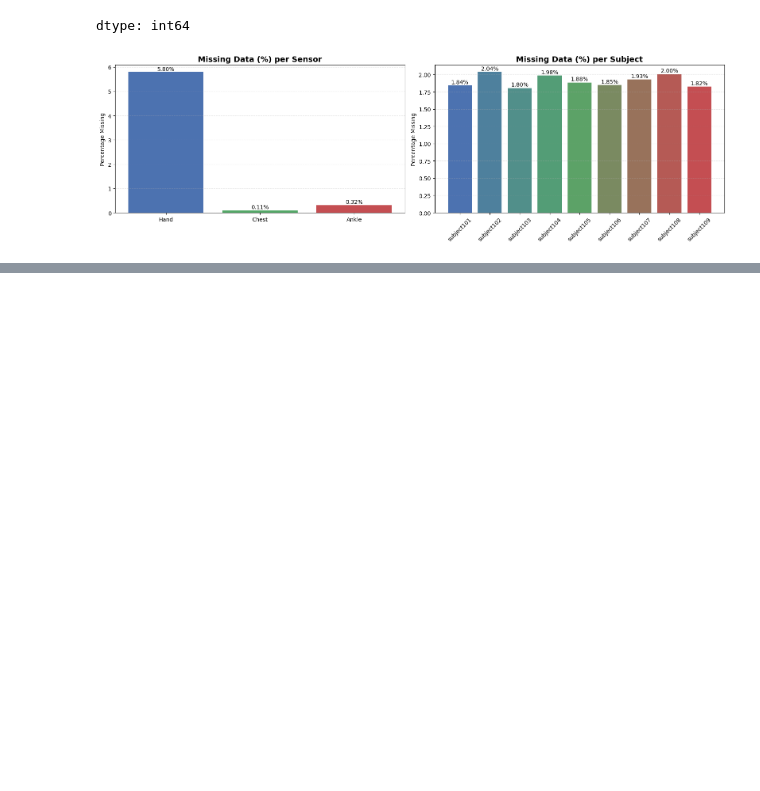
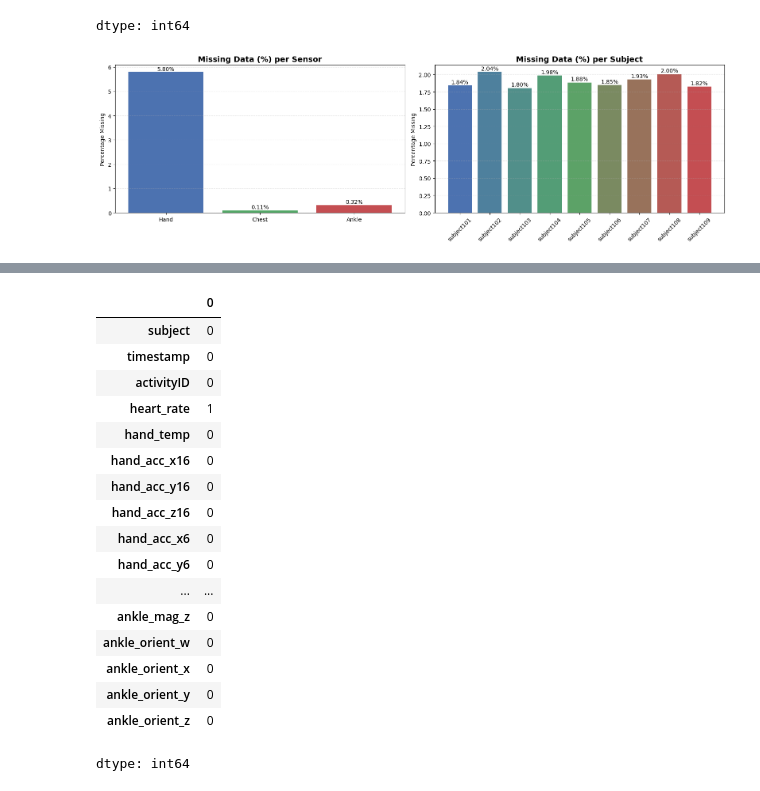
Before and after one commit to FerasAfi/human-activity-analysis, a Jupyter notebook: notebooks/data_creation.ipynb, the cells around one changed output, grey strips where cells are left out. Saved outputs shown, nothing was run; the diff lists cells and outputs as text; code cells hidden in the pictures; blank space fills up the shorter version.

```diff
--- a/notebooks/data_creation.ipynb
+++ b/notebooks/data_creation.ipynb
@@ -290,0 +325,21 @@ fig.show()
+# %%
+cleaned_data.isna().sum()
+# %% [output]
+|  | 0 |
+| subject | 0 |
+| timestamp | 0 |
+| activityID | 0 |
+| heart_rate | 1 |
+| hand_temp | 0 |
+| hand_acc_x16 | 0 |
+| hand_acc_y16 | 0 |
+| hand_acc_z16 | 0 |
+| hand_acc_x6 | 0 |
+| hand_acc_y6 | 0 |
+| ... | ... |
+| ankle_mag_z | 0 |
+| ankle_orient_w | 0 |
+| ankle_orient_x | 0 |
+| ankle_orient_y | 0 |
+| ankle_orient_z | 0 |
+dtype: int64
```
Also changed, not shown: parts of 13 cells of this notebook, 3 other files.
